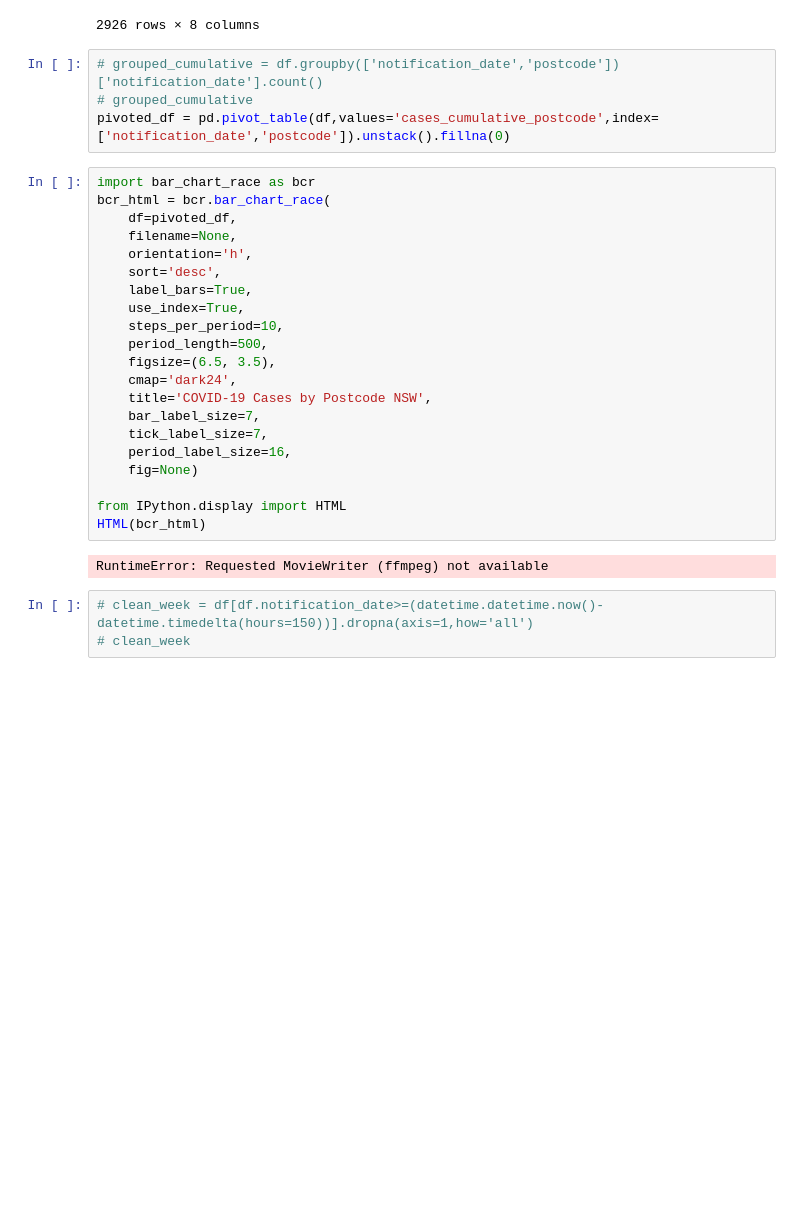
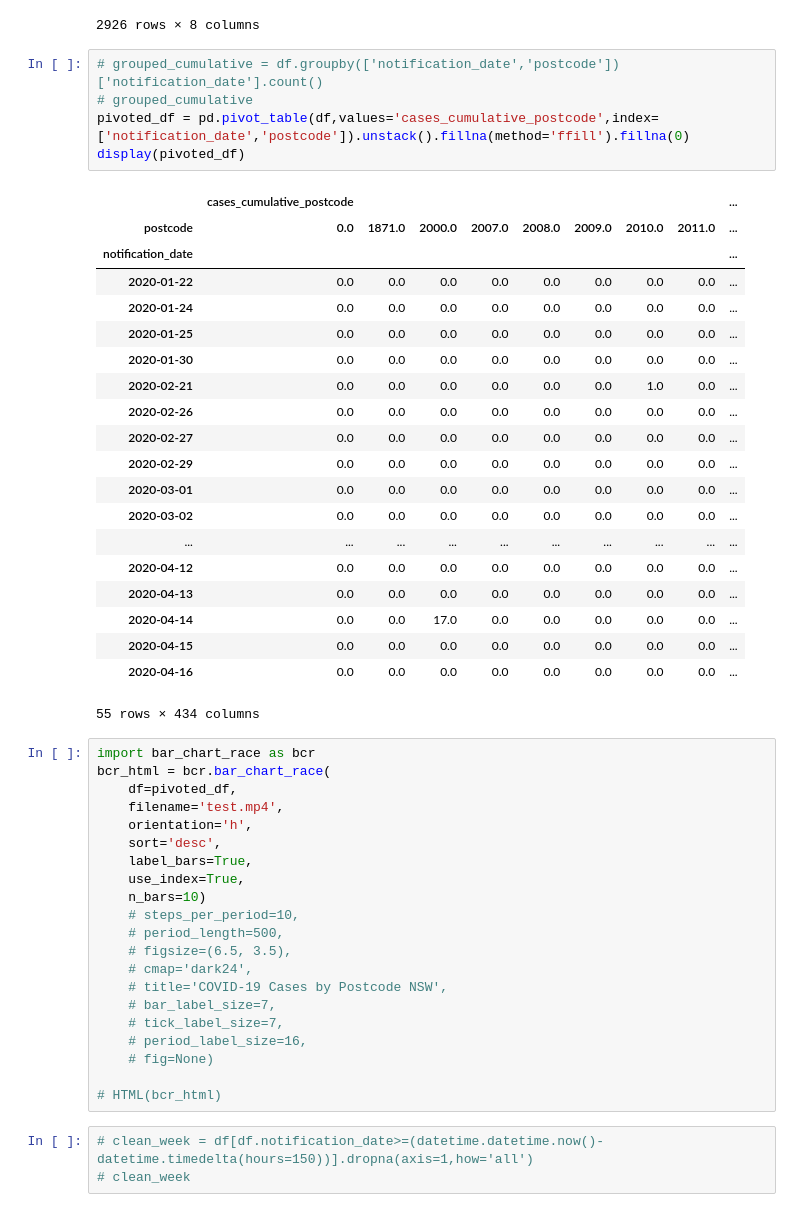
Before and after one commit to JackMcKew/jackmckew.dev, a Jupyter notebook: drafts/2020/bar-chart-race/bar-chart-race.ipynb, the cells around one changed output. Saved outputs shown, nothing was run; the diff lists cells and outputs as text; blank space fills up the shorter version.

```diff
--- a/drafts/2020/bar-chart-race/bar-chart-race.ipynb
+++ b/drafts/2020/bar-chart-race/bar-chart-race.ipynb
@@ -56,30 +56,50 @@ display(df)
 # %%
 # grouped_cumulative = df.groupby(['notification_date','postcode'])['notification_date'].count()
 # grouped_cumulative
-pivoted_df = pd.pivot_table(df,values='cases_cumulative_postcode',index=['notification_date','postcode']).unstack().fillna(0)
+pivoted_df = pd.pivot_table(df,values='cases_cumulative_postcode',index=['notification_date','postcode']).unstack().fillna(method='ffill').fillna(0)
+display(pivoted_df)
+# %% [output]
+|  | cases_cumulative_postcode |  |  |  |  |  |  |  | ... |
+| postcode | 0.0 | 1871.0 | 2000.0 | 2007.0 | 2008.0 | 2009.0 | 2010.0 | 2011.0 | ... |
+| notification_date |  |  |  |  |  |  |  |  | ... |
+| 2020-01-22 | 0.0 | 0.0 | 0.0 | 0.0 | 0.0 | 0.0 | 0.0 | 0.0 | ... |
+| 2020-01-24 | 0.0 | 0.0 | 0.0 | 0.0 | 0.0 | 0.0 | 0.0 | 0.0 | ... |
+| 2020-01-25 | 0.0 | 0.0 | 0.0 | 0.0 | 0.0 | 0.0 | 0.0 | 0.0 | ... |
+| 2020-01-30 | 0.0 | 0.0 | 0.0 | 0.0 | 0.0 | 0.0 | 0.0 | 0.0 | ... |
+| 2020-02-21 | 0.0 | 0.0 | 0.0 | 0.0 | 0.0 | 0.0 | 1.0 | 0.0 | ... |
+| 2020-02-26 | 0.0 | 0.0 | 0.0 | 0.0 | 0.0 | 0.0 | 0.0 | 0.0 | ... |
+| 2020-02-27 | 0.0 | 0.0 | 0.0 | 0.0 | 0.0 | 0.0 | 0.0 | 0.0 | ... |
+| 2020-02-29 | 0.0 | 0.0 | 0.0 | 0.0 | 0.0 | 0.0 | 0.0 | 0.0 | ... |
+| 2020-03-01 | 0.0 | 0.0 | 0.0 | 0.0 | 0.0 | 0.0 | 0.0 | 0.0 | ... |
+| 2020-03-02 | 0.0 | 0.0 | 0.0 | 0.0 | 0.0 | 0.0 | 0.0 | 0.0 | ... |
+| ... | ... | ... | ... | ... | ... | ... | ... | ... | ... |
+| 2020-04-12 | 0.0 | 0.0 | 0.0 | 0.0 | 0.0 | 0.0 | 0.0 | 0.0 | ... |
+| 2020-04-13 | 0.0 | 0.0 | 0.0 | 0.0 | 0.0 | 0.0 | 0.0 | 0.0 | ... |
+| 2020-04-14 | 0.0 | 0.0 | 17.0 | 0.0 | 0.0 | 0.0 | 0.0 | 0.0 | ... |
+| 2020-04-15 | 0.0 | 0.0 | 0.0 | 0.0 | 0.0 | 0.0 | 0.0 | 0.0 | ... |
+| 2020-04-16 | 0.0 | 0.0 | 0.0 | 0.0 | 0.0 | 0.0 | 0.0 | 0.0 | ... |
+55 rows × 434 columns
 # %%
 import bar_chart_race as bcr
 bcr_html = bcr.bar_chart_race(
     df=pivoted_df,
-    filename=None,
+    filename='test.mp4',
     orientation='h',
     sort='desc',
     label_bars=True,
     use_index=True,
-    steps_per_period=10,
-    period_length=500,
-    figsize=(6.5, 3.5),
-    cmap='dark24',
-    title='COVID-19 Cases by Postcode NSW',
-    bar_label_size=7,
-    tick_label_size=7,
-    period_label_size=16,
-    fig=None)
+    n_bars=10)
+    # steps_per_period=10,
+    # period_length=500,
+    # figsize=(6.5, 3.5),
+    # cmap='dark24',
+    # title='COVID-19 Cases by Postcode NSW',
+    # bar_label_size=7,
+    # tick_label_size=7,
+    # period_label_size=16,
+    # fig=None)
 
-from IPython.display import HTML
-HTML(bcr_html)
+# HTML(bcr_html)
-# %% [output]
-RuntimeError: Requested MovieWriter (ffmpeg) not available
 # %%
 # clean_week = df[df.notification_date>=(datetime.datetime.now()-datetime.timedelta(hours=150))].dropna(axis=1,how='all')
 # clean_week
```
Also changed, not shown: 1 other file.
